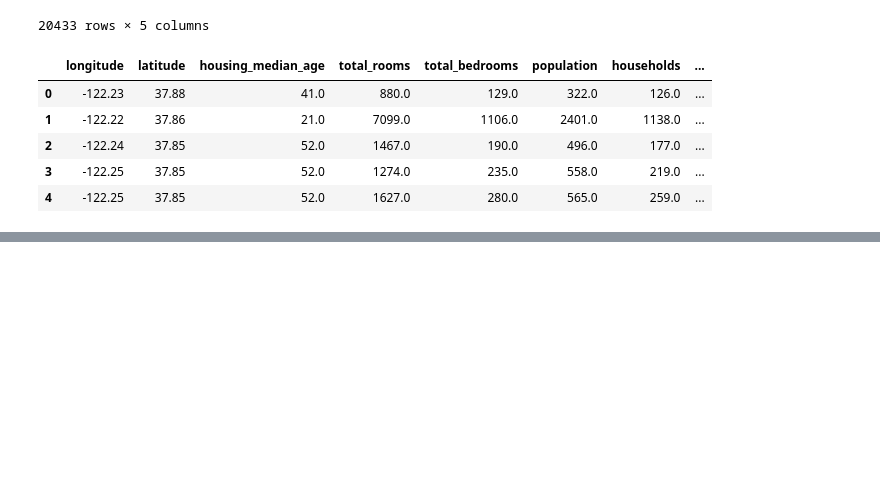
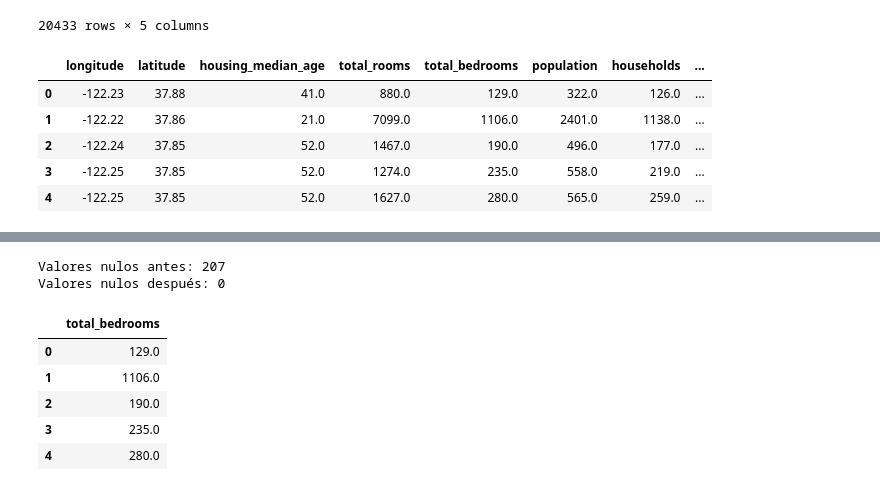
Before and after one commit to Dreyeles/jupyter_modDatos, a Jupyter notebook: s02_eda_preprocesamiento/notebooks/S02_eda.ipynb, the cells around one changed output, grey strips where cells are left out. Saved outputs shown, nothing was run; the diff lists cells and outputs as text; code cells hidden in the pictures; blank space fills up the shorter version.

```diff
--- a/s02_eda_preprocesamiento/notebooks/S02_eda.ipynb
+++ b/s02_eda_preprocesamiento/notebooks/S02_eda.ipynb
@@ -261,0 +309,15 @@ housing_feats.head()
+# %%
+# 2. Imputaciones: Rellenar valores nulos en total_bedrooms con la mediana
+print("Valores nulos antes:", housing['total_bedrooms'].isnull().sum())
+housing['total_bedrooms'] = housing['total_bedrooms'].fillna(housing['total_bedrooms'].median())
+print("Valores nulos después:", housing['total_bedrooms'].isnull().sum())
+housing[['total_bedrooms']].head()  # Ver resultado
+# %% [output]
+Valores nulos antes: 207
+Valores nulos después: 0
+|  | total_bedrooms |
+| 0 | 129.0 |
+| 1 | 1106.0 |
+| 2 | 190.0 |
+| 3 | 235.0 |
+| 4 | 280.0 |
```
Also changed, not shown: parts of 7 cells of this notebook, 1 other file.
